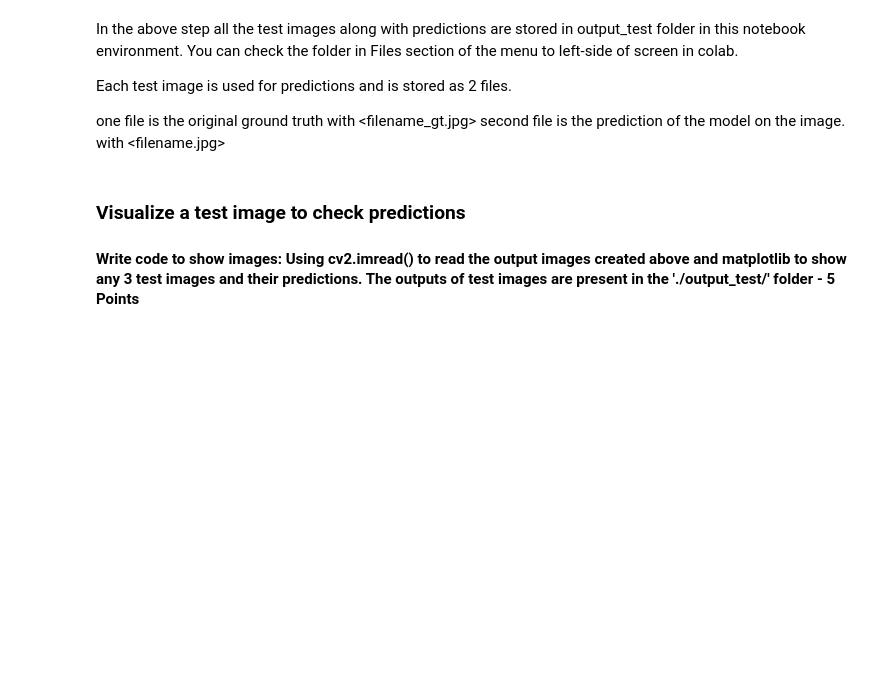
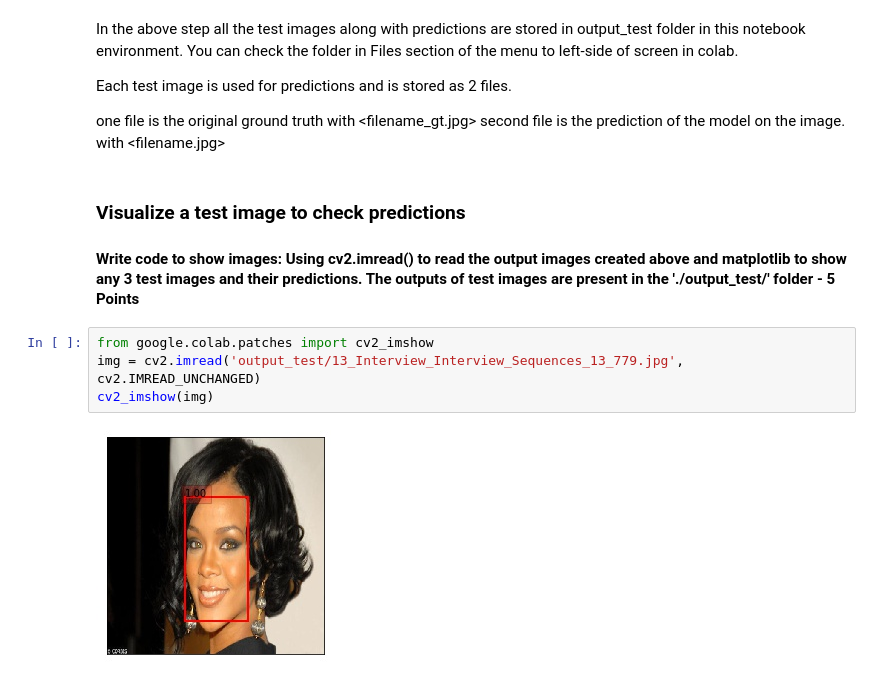
Before and after one commit to theakshaydas/PGP-AIML, a Jupyter notebook: CaseStudies/11-Convolution.Neural.Network-Face.Detection/Face Detection - MobileNet Transfer Learning.ipynb, the cells around one changed output. Drawn from its saved outputs; the diff is of its cells as text; blank space fills up the shorter version.

```diff
--- a/CaseStudies/11-Convolution.Neural.Network-Face.Detection/Face Detection - MobileNet Transfer Learning.ipynb
+++ b/CaseStudies/11-Convolution.Neural.Network-Face.Detection/Face Detection - MobileNet Transfer Learning.ipynb
@@ -638,3 +628,9 @@ second file is the prediction of the model on the image. with <filename.jpg>
 
 
 #### Write code to show images: Using cv2.imread() to read the output images created above and matplotlib to show any 3 test images and their predictions. The outputs of test images are present in the './output_test/' folder - 5 Points
+# %%
+from google.colab.patches import cv2_imshow
+img = cv2.imread('output_test/13_Interview_Interview_Sequences_13_779.jpg', cv2.IMREAD_UNCHANGED)
+cv2_imshow(img)
+# %% [output]
+[figure, added]
```
Also changed, not shown: parts of 34 cells of this notebook.
